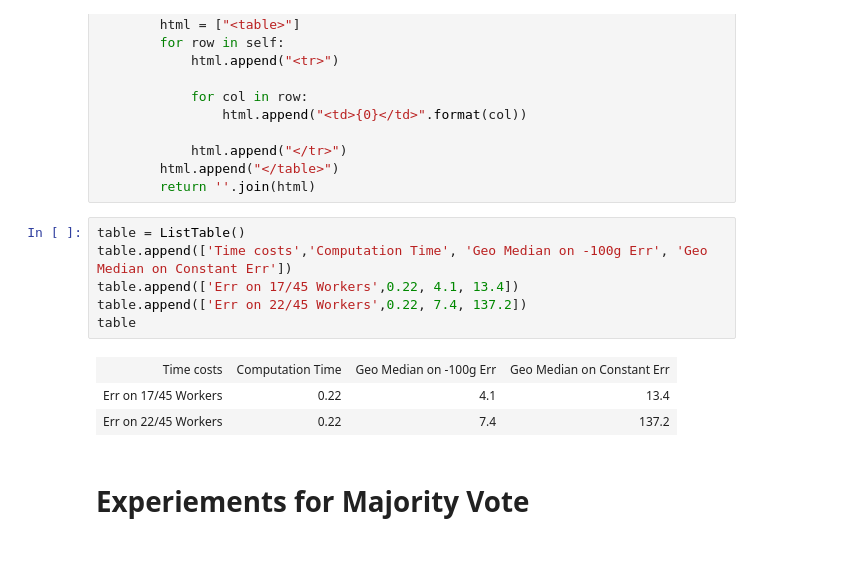
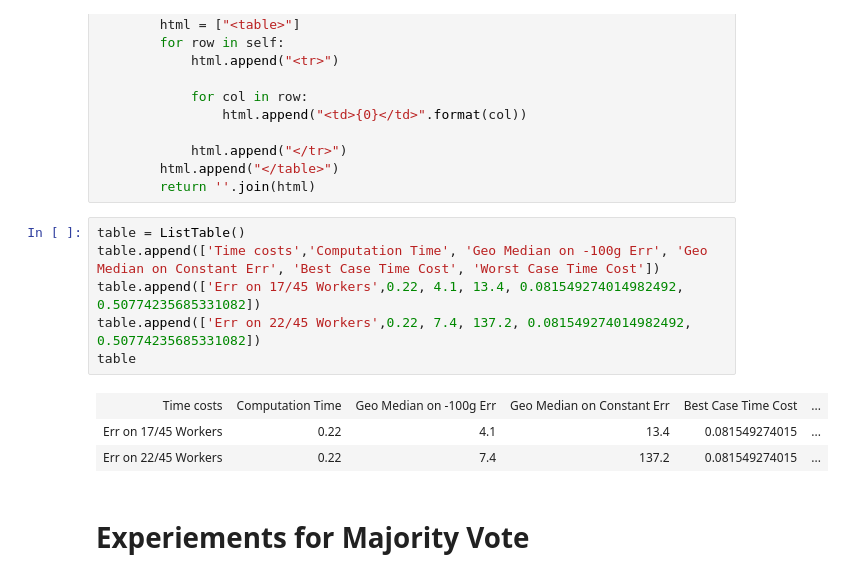
Before and after one commit to hwang595/Draco, a Jupyter notebook: analysis/geoMedian_vs_MajVote.ipynb, the cells around one changed output. Saved outputs shown, nothing was run; the diff lists cells and outputs as text.

```diff
--- a/analysis/geoMedian_vs_MajVote.ipynb
+++ b/analysis/geoMedian_vs_MajVote.ipynb
@@ -187,14 +187,14 @@ class ListTable(list):
         return ''.join(html)
 # %%
 table = ListTable()
-table.append(['Time costs','Computation Time', 'Geo Median on -100g Err', 'Geo Median on Constant Err'])
-table.append(['Err on 17/45 Workers',0.22, 4.1, 13.4])
-table.append(['Err on 22/45 Workers',0.22, 7.4, 137.2])
+table.append(['Time costs','Computation Time', 'Geo Median on -100g Err', 'Geo Median on Constant Err', 'Best Case Time Cost', 'Worst Case Time Cost'])
+table.append(['Err on 17/45 Workers',0.22, 4.1, 13.4, 0.081549274014982492, 0.50774235685331082])
+table.append(['Err on 22/45 Workers',0.22, 7.4, 137.2, 0.081549274014982492, 0.50774235685331082])
 table
 # %% [output]
-| Time costs | Computation Time | Geo Median on -100g Err | Geo Median on Constant Err |
-| Err on 17/45 Workers | 0.22 | 4.1 | 13.4 |
-| Err on 22/45 Workers | 0.22 | 7.4 | 137.2 |
+| Time costs | Computation Time | Geo Median on -100g Err | Geo Median on Constant Err | Best Case Time Cost | ... |
+| Err on 17/45 Workers | 0.22 | 4.1 | 13.4 | 0.081549274015 | ... |
+| Err on 22/45 Workers | 0.22 | 7.4 | 137.2 | 0.081549274015 | ... |
 # %% [markdown]
 # Experiements for Majority Vote
 # %%
```
Also changed, not shown: parts of 1 cell of this notebook.
